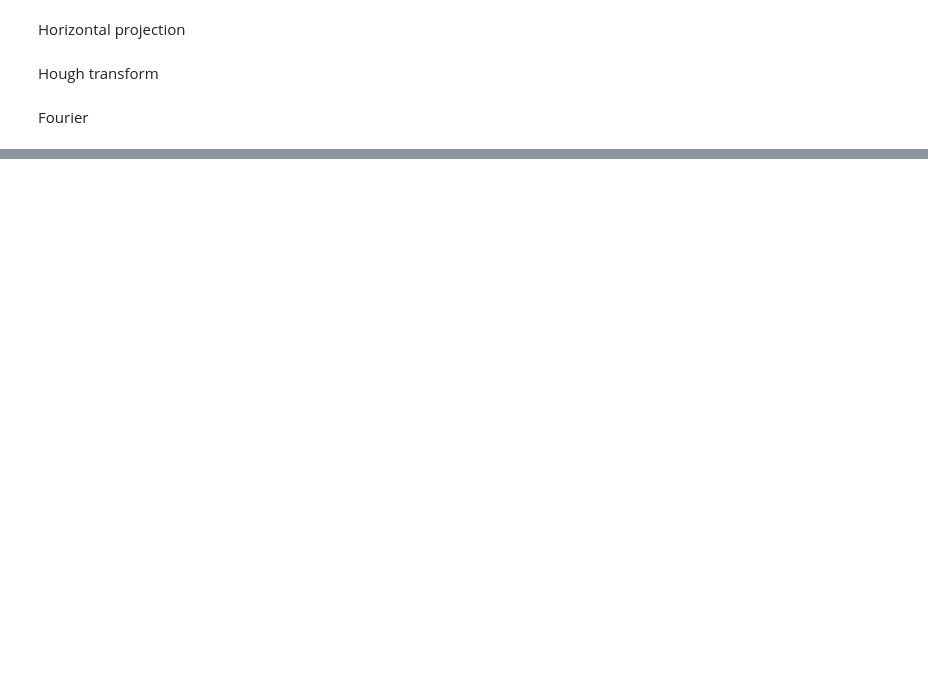
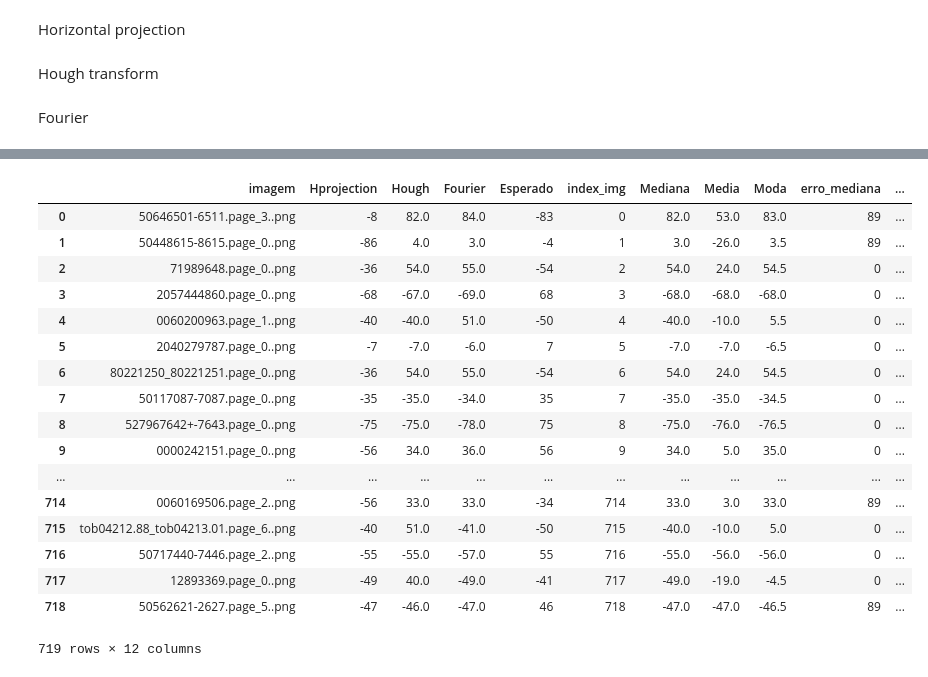
Before and after one commit to ZanezZephyrs/Alinhamento_automatico_de_documentos, a Jupyter notebook: notebooks/all_methods.ipynb, the cells around one changed output, grey strips where cells are left out. Cells and saved outputs as stored; diff of their text form; code cells hidden in the pictures; blank space fills up the shorter version.

```diff
--- a/notebooks/all_methods.ipynb
+++ b/notebooks/all_methods.ipynb
@@ -290,0 +293,21 @@ Name: erro_mediana, dtype: int64
+# %%
+dataframe
+# %% [output]
+|  | imagem | Hprojection | Hough | Fourier | Esperado | index_img | Mediana | Media | Moda | erro_mediana | ... |
+| 0 | 50646501-6511.page_3..png | -8 | 82.0 | 84.0 | -83 | 0 | 82.0 | 53.0 | 83.0 | 89 | ... |
+| 1 | 50448615-8615.page_0..png | -86 | 4.0 | 3.0 | -4 | 1 | 3.0 | -26.0 | 3.5 | 89 | ... |
+| 2 | 71989648.page_0..png | -36 | 54.0 | 55.0 | -54 | 2 | 54.0 | 24.0 | 54.5 | 0 | ... |
+| 3 | 2057444860.page_0..png | -68 | -67.0 | -69.0 | 68 | 3 | -68.0 | -68.0 | -68.0 | 0 | ... |
+| 4 | 0060200963.page_1..png | -40 | -40.0 | 51.0 | -50 | 4 | -40.0 | -10.0 | 5.5 | 0 | ... |
+| 5 | 2040279787.page_0..png | -7 | -7.0 | -6.0 | 7 | 5 | -7.0 | -7.0 | -6.5 | 0 | ... |
+| 6 | 80221250_80221251.page_0..png | -36 | 54.0 | 55.0 | -54 | 6 | 54.0 | 24.0 | 54.5 | 0 | ... |
+| 7 | 50117087-7087.page_0..png | -35 | -35.0 | -34.0 | 35 | 7 | -35.0 | -35.0 | -34.5 | 0 | ... |
+| 8 | 527967642+-7643.page_0..png | -75 | -75.0 | -78.0 | 75 | 8 | -75.0 | -76.0 | -76.5 | 0 | ... |
+| 9 | 0000242151.page_0..png | -56 | 34.0 | 36.0 | 56 | 9 | 34.0 | 5.0 | 35.0 | 0 | ... |
+| ... | ... | ... | ... | ... | ... | ... | ... | ... | ... | ... | ... |
+| 714 | 0060169506.page_2..png | -56 | 33.0 | 33.0 | -34 | 714 | 33.0 | 3.0 | 33.0 | 89 | ... |
+| 715 | tob04212.88_tob04213.01.page_6..png | -40 | 51.0 | -41.0 | -50 | 715 | -40.0 | -10.0 | 5.0 | 0 | ... |
+| 716 | 50717440-7446.page_2..png | -55 | -55.0 | -57.0 | 55 | 716 | -55.0 | -56.0 | -56.0 | 0 | ... |
+| 717 | 12893369.page_0..png | -49 | 40.0 | -49.0 | -41 | 717 | -49.0 | -19.0 | -4.5 | 0 | ... |
+| 718 | 50562621-2627.page_5..png | -47 | -46.0 | -47.0 | 46 | 718 | -47.0 | -47.0 | -46.5 | 89 | ... |
+719 rows × 12 columns
```
Also changed, not shown: parts of 6 cells of this notebook.
